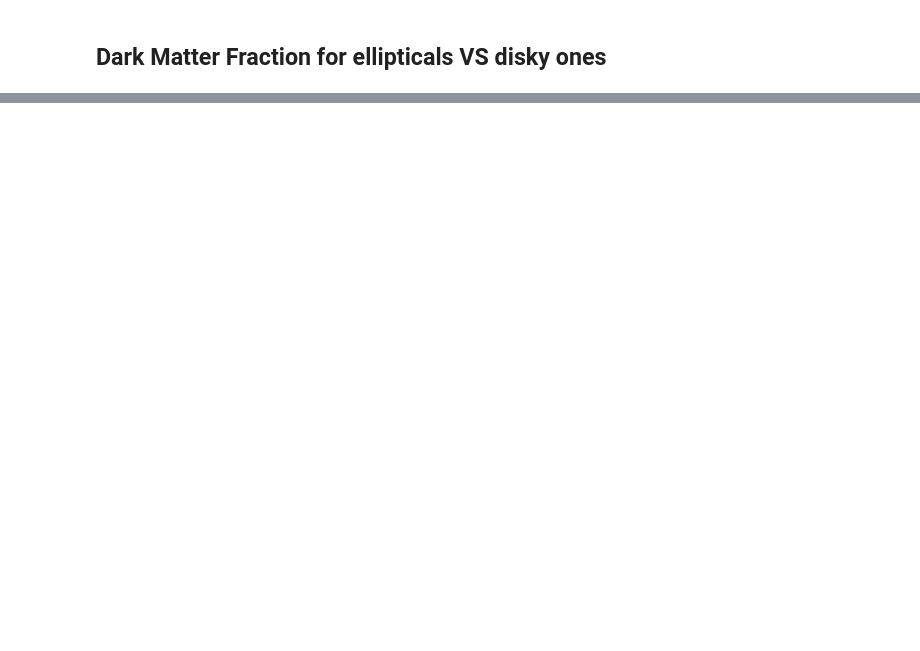
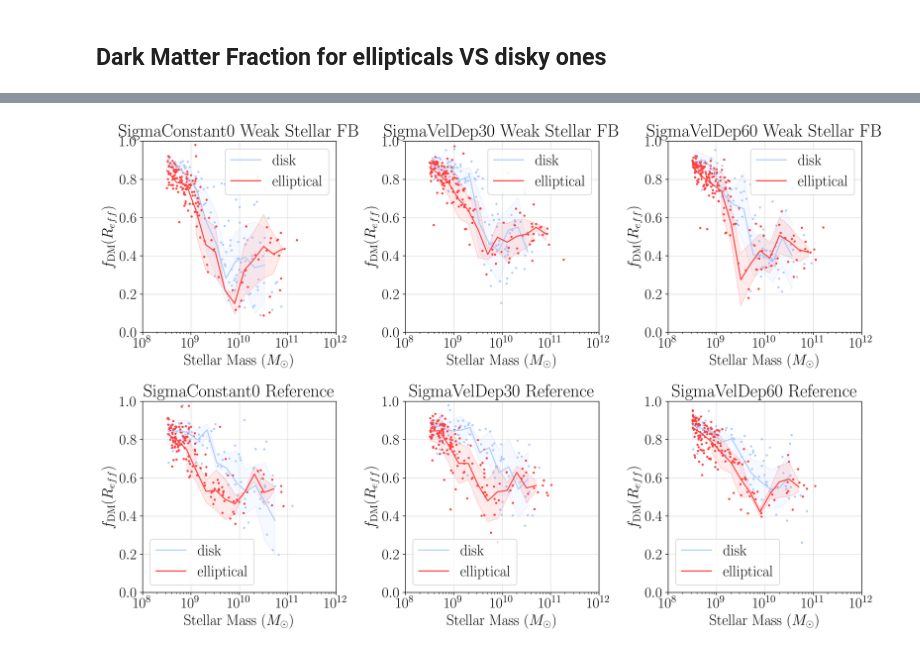
Before and after one commit to Annapreto23/TangoSIDM_DMFraction, a Jupyter notebook: data/TangoSIDM/fDM_plots.ipynb, the cells around one changed output, grey strips where cells are left out. Drawn from its saved outputs; the diff is of its cells as text; code cells hidden in the pictures; blank space fills up the shorter version.

```diff
--- a/data/TangoSIDM/fDM_plots.ipynb
+++ b/data/TangoSIDM/fDM_plots.ipynb
@@ -298,0 +311,80 @@ plt.show()
+# %%
+# Define data
+maxval = 1e12
+minval = 1e8
+nb = 0.2
+
+
+file_paths = ['Halo_data_L025N376WeakStellarFBSigmaConstant00.hdf5',
+              'Halo_data_L025N376WeakStellarFBSigmaVelDep30Anisotropic.hdf5',
+              'Halo_data_L025N376WeakStellarFBSigmaVelDep60Anisotropic.hdf5',
+              'Halo_data_L025N376ReferenceSigmaConstant00.hdf5',
+              'Halo_data_L025N376ReferenceSigmaVelDep30Anisotropic.hdf5',
+              'Halo_data_L025N376ReferenceSigmaVelDep60Anisotropic.hdf5']
+
+file_names = ['Weak Stellar FB', 'Weak Stellar FB', 'Weak Stellar FB', 'Reference', 'Reference', 'Reference']
+titles = ['SigmaConstant0', 'SigmaVelDep30', 'SigmaVelDep60', 'SigmaConstant0', 'SigmaVelDep30', 'SigmaVelDep60']
+colors = [(174/255, 204/255, 255/255), (1, 63/255, 63/255)]
+
+# Create figure with 6 subplots
+fig, axs = plt.subplots(2, 3, figsize=(15, 10), dpi=200)
+
+for j, file_path in enumerate(file_paths):
+    row = j // 3
+    col = j % 3
+
+    ax = axs[row, col]
+
+
+    ax.set_xlabel(r'Stellar Mass ($M_{\odot}$)')
+    ax.set_ylabel(r'$f_{\mathrm{DM}}(R_{eff})$')
+    ax.set_ylim([0, 1])
+    ax.set_xlim([10**8, 10**12])
+    ax.set_xscale('log')
+    ax.grid(linestyle='-', linewidth=0.3)
+    ax.set_title(titles[j] + ' ' + file_names[j])
+
+    # Plot data for disk
+    halo_disk = classhalo(file_path, type='disk')
+    i = np.where((10**halo_disk.Mstar<maxval) & (10**halo_disk.Mstar>minval))[0]
+    M_disk = 10**halo_disk.Mstar[i]
+    fDM_disk = halo_disk.fDM[:,i]
+    f_disk = [np.interp(halo_disk.GalaxyHalfLightRadius[k], halo_disk.Velocity_radial_bins, fDM_disk[:, k]) for k in range(len(fDM_disk[0, :]))]
+
+    ax.scatter(M_disk, f_disk, c=colors[0])
+
+    bins_disk = 10**np.arange(halo_disk.Mstar.min(), halo_disk.Mstar.max(), nb)
+    bin_means_disk, bin_edges_disk, _ = stats.binned_statistic(M_disk, f_disk, bins=bins_disk, statistic='median')
+    bin_std_disk, _, _ = stats.binned_statistic(M_disk, f_disk, bins=bins_disk, statistic='std')
+
+    ax.plot(bin_edges_disk[:-1], bin_means_disk + bin_std_disk, '--', color=colors[0], linewidth=0.8, alpha=0.2)
+    ax.plot(bin_edges_disk[:-1], bin_means_disk - bin_std_disk, '--', color=colors[0], linewidth=0.8, alpha=0.2)
+    ax.plot(bin_edges_disk[:-1], bin_means_disk, linestyle='-', color=colors[0], label='disk')
+    ax.fill_between(bin_edges_disk[:-1], bin_means_disk - bin_std_disk, bin_means_disk + bin_std_disk, alpha=0.1, color=colors[0])
+
+    # Plot data for elliptical
+    halo_elliptical = classhalo(file_path, type='elliptical')
+    i = np.where((10**halo_elliptical.Mstar<maxval) & (10**halo_elliptical.Mstar>minval))[0]
+    M_elliptical = 10**halo_elliptical.Mstar[i]
+    fDM_elliptical = halo_elliptical.fDM[:,i]
+    f_elliptical = [np.interp(halo_elliptical.GalaxyHalfLightRadius[k], halo_elliptical.Velocity_radial_bins, fDM_elliptical[:, k]) for k in range(len(fDM_elliptical[0, :]))]
+
+    ax.scatter(M_elliptical, f_elliptical, c=colors[1])
+    bins_elliptical = 10**np.arange(halo_elliptical.Mstar.min(), halo_elliptical.Mstar.max(), nb)
+    bin_means_elliptical, bin_edges_elliptical, _ = stats.binned_statistic(M_elliptical, f_elliptical, bins=bins_elliptical, statistic='median')
+    bin_std_elliptical, _, _ = stats.binned_statistic(M_elliptical, f_elliptical, bins=bins_elliptical, statistic='std')
+
+    ax.plot(bin_edges_elliptical[:-1], bin_means_elliptical + bin_std_elliptical, '--', color=colors[1], linewidth=0.8, alpha=0.2)
+    ax.plot(bin_edges_elliptical[:-1], bin_means_elliptical - bin_std_elliptical, '--', color=colors[1], linewidth=0.8, alpha=0.2)
+    ax.plot(bin_edges_elliptical[:-1], bin_means_elliptical, linestyle='-', color=colors[1], label='elliptical')
+    ax.fill_between(bin_edges_elliptical[:-1], bin_means_elliptical - bin_std_elliptical, bin_means_elliptical + bin_std_elliptical, alpha=0.1, color=colors[1])
+
+    ax.legend()
+
+plt.tight_layout()
+plt.savefig('fDMvsM_type.pdf')
+plt.savefig('fDMvsM_type.png')
+
+plt.show()
+# %% [output]
+[figure, added]
```
Also changed, not shown: parts of 3 cells of this notebook.
